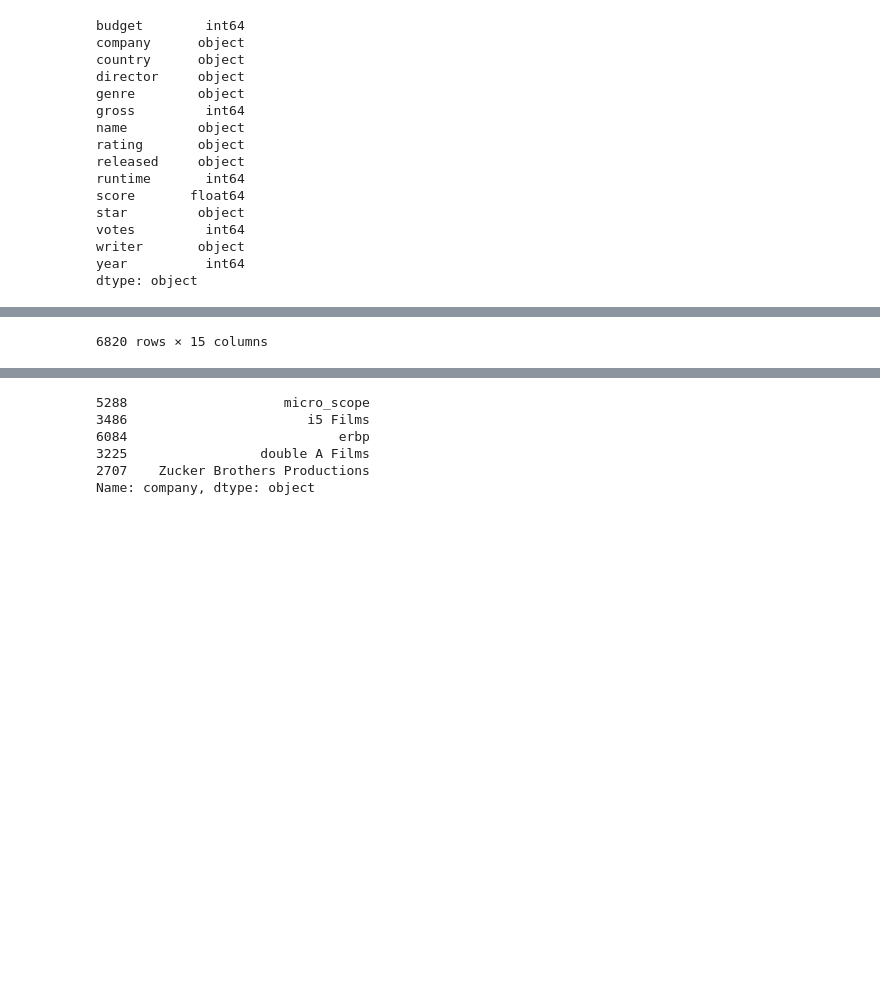
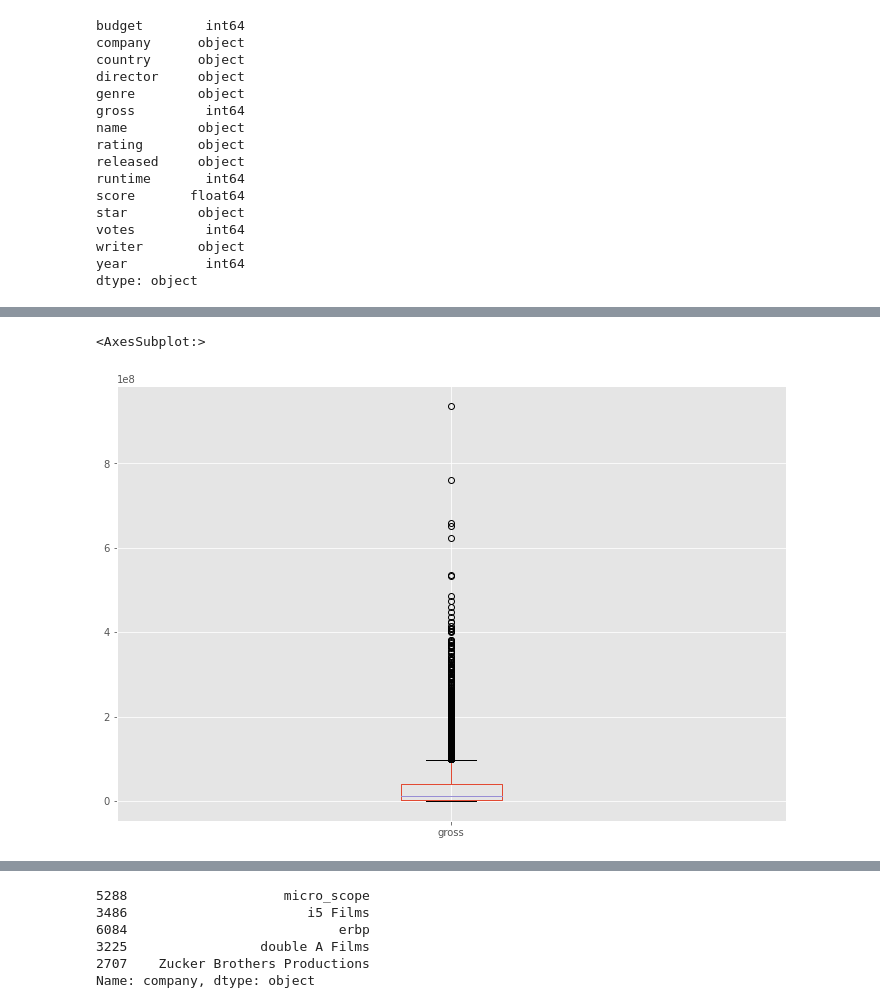
Before and after one commit to Juliev23/PortfolioProjects, a Jupyter notebook: Movie Correlation Project.ipynb, the cells around one changed output, grey strips where cells are left out. Drawn from its saved outputs; the diff is of its cells as text; code cells hidden in the pictures; blank space fills up the shorter version.

```diff
--- a/Movie Correlation Project.ipynb
+++ b/Movie Correlation Project.ipynb
@@ -99,5 +99,7 @@ df.head()
 | 3 | 18500000 | Twentieth Century Fox Film Corpor... | USA | James Cameron | Action | 85160248 | Aliens | R | 1986-07-18 | 137 | 8.4 | ... |
 | 4 | 9000000 | Walt Disney Pictures | USA | Randal Kleiser | Adventure | 18564613 | Flight of the Navigator | PG | 1986-08-01 | 90 | 6.9 | ... |
 # %%
-df
+# Are there any Outliers?
+
+df.boxplot(column=['gross'])
 # %% [output]
@@ -116,4 +106,5 @@ df
-6820 rows × 15 columns
+<AxesSubplot:>
+[figure, added]
 # %%
 # Create correct year-  'year' and 'rleased' columns don't always match. Will take first four values from 'Released' column and create a new column.
 # Released is a object. Will change from object to a string.
```
Also changed, not shown: parts of 18 cells of this notebook.
